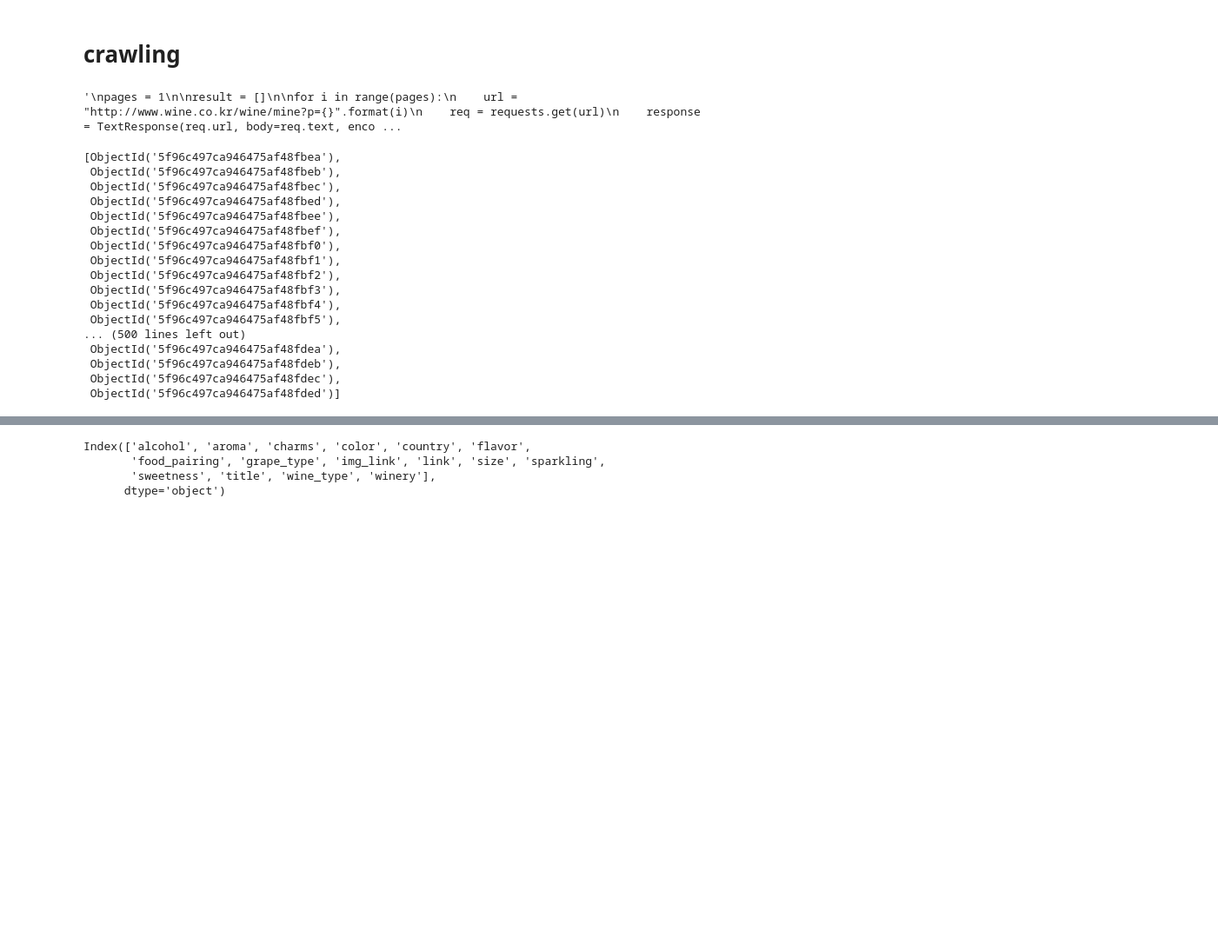
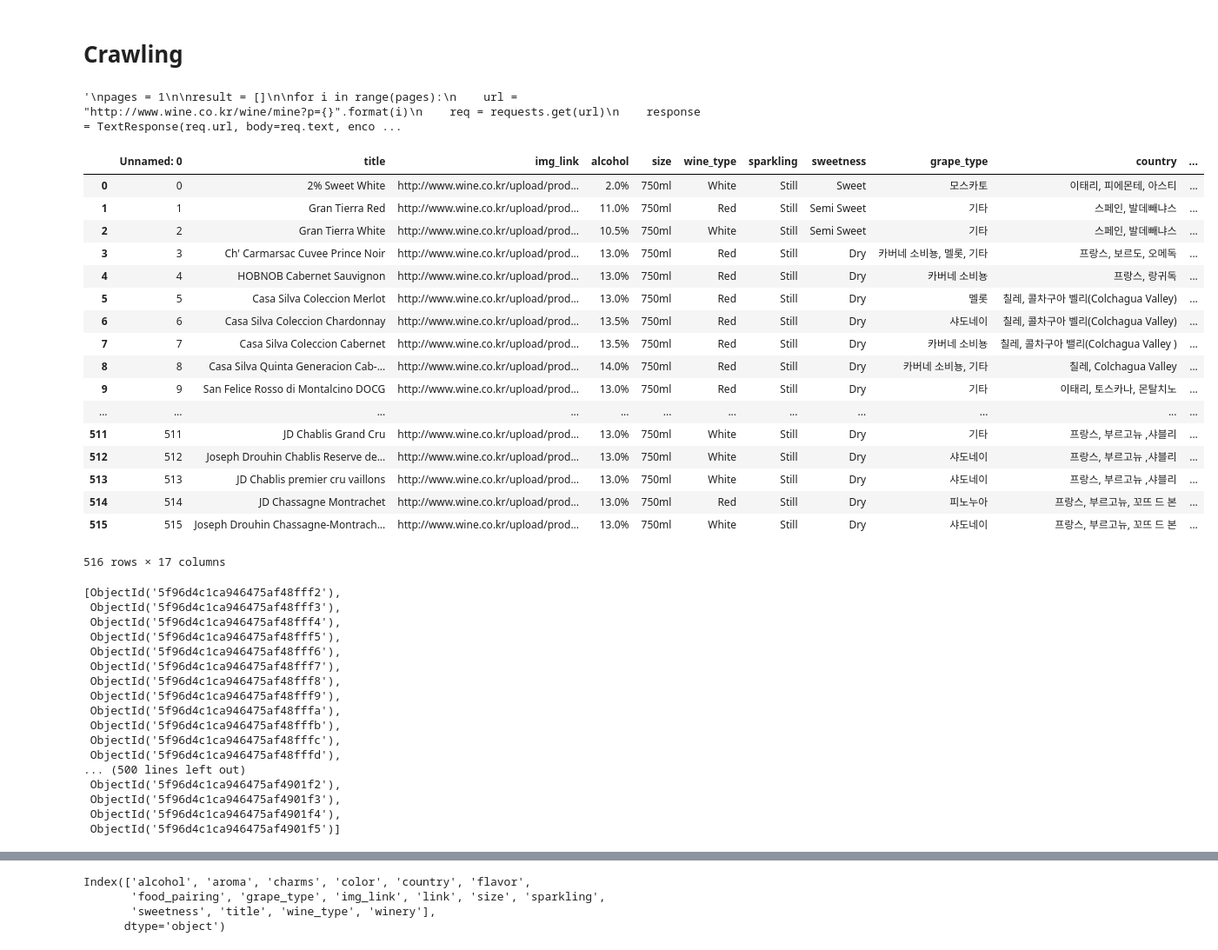
Before and after one commit to tedroutine/wine_recommendation_modeling, a Jupyter notebook: Wine_Recommendation_modeling.ipynb, the cells around one changed output, grey strips where cells are left out. Shown: that part at 87% size. Cells and saved outputs as stored; diff of their text form; code cells hidden in the pictures; blank space fills up the shorter version.

```diff
--- a/Wine_Recommendation_modeling.ipynb
+++ b/Wine_Recommendation_modeling.ipynb
@@ -11,5 +11,5 @@ import pymongo
 # %%
 # 인원 수에 따른 와인 수
 # %% [markdown]
-# crawling
+# Crawling
 # %%
@@ -75,31 +75,54 @@ items_df.tail(2)
 '''
 # %% [output]
 '\npages = 1\n\nresult = []\n\nfor i in range(pages):\n    url = "http://www.wine.co.kr/wine/mine?p={}".format(i)\n    req = requests.get(url)\n    response = TextResponse(req.url, body=req.text, enco ...
+# %%
+items_df = pd.read_csv('./data/lotte_wine_data.csv')
+items_df
+# %% [output]
+|  | Unnamed: 0 | title | img_link | alcohol | size | wine_type | sparkling | sweetness | grape_type | country | ... |
+| 0 | 0 | 2% Sweet White | http://www.wine.co.kr/upload/prod... | 2.0% | 750ml | White | Still | Sweet | 모스카토 | 이태리, 피에몬테, 아스티 | ... |
+| 1 | 1 | Gran Tierra Red | http://www.wine.co.kr/upload/prod... | 11.0% | 750ml | Red | Still | Semi Sweet | 기타 | 스페인, 발데빼냐스 | ... |
+| 2 | 2 | Gran Tierra White | http://www.wine.co.kr/upload/prod... | 10.5% | 750ml | White | Still | Semi Sweet | 기타 | 스페인, 발데빼냐스 | ... |
+| 3 | 3 | Ch' Carmarsac Cuvee Prince Noir | http://www.wine.co.kr/upload/prod... | 13.0% | 750ml | Red | Still | Dry | 카버네 소비뇽, 멜롯, 기타 | 프랑스, 보르도, 오메독 | ... |
+| 4 | 4 | HOBNOB Cabernet Sauvignon | http://www.wine.co.kr/upload/prod... | 13.0% | 750ml | Red | Still | Dry | 카버네 소비뇽 | 프랑스, 랑귀독 | ... |
+| 5 | 5 | Casa Silva Coleccion Merlot | http://www.wine.co.kr/upload/prod... | 13.0% | 750ml | Red | Still | Dry | 멜롯 | 칠레, 콜차구아 벨리(Colchagua Valley) | ... |
+| 6 | 6 | Casa Silva Coleccion Chardonnay | http://www.wine.co.kr/upload/prod... | 13.5% | 750ml | Red | Still | Dry | 샤도네이 | 칠레, 콜차구아 벨리(Colchagua Valley) | ... |
+| 7 | 7 | Casa Silva Coleccion Cabernet | http://www.wine.co.kr/upload/prod... | 13.5% | 750ml | Red | Still | Dry | 카버네 소비뇽 | 칠레, 콜차구아 밸리(Colchagua Valley ) | ... |
+| 8 | 8 | Casa Silva Quinta Generacion Cab-... | http://www.wine.co.kr/upload/prod... | 14.0% | 750ml | Red | Still | Dry | 카버네 소비뇽, 기타 | 칠레, Colchagua Valley | ... |
+| 9 | 9 | San Felice Rosso di Montalcino DOCG | http://www.wine.co.kr/upload/prod... | 13.0% | 750ml | Red | Still | Dry | 기타 | 이태리, 토스카나, 몬탈치노 | ... |
+| ... | ... | ... | ... | ... | ... | ... | ... | ... | ... | ... | ... |
+| 511 | 511 | JD Chablis Grand Cru | http://www.wine.co.kr/upload/prod... | 13.0% | 750ml | White | Still | Dry | 기타 | 프랑스, 부르고뉴 ,샤블리 | ... |
+| 512 | 512 | Joseph Drouhin Chablis Reserve de... | http://www.wine.co.kr/upload/prod... | 13.0% | 750ml | White | Still | Dry | 샤도네이 | 프랑스, 부르고뉴 ,샤블리 | ... |
+| 513 | 513 | JD Chablis premier cru vaillons | http://www.wine.co.kr/upload/prod... | 13.0% | 750ml | White | Still | Dry | 샤도네이 | 프랑스, 부르고뉴 ,샤블리 | ... |
+| 514 | 514 | JD Chassagne Montrachet | http://www.wine.co.kr/upload/prod... | 13.0% | 750ml | Red | Still | Dry | 피노누아 | 프랑스, 부르고뉴, 꼬뜨 드 본 | ... |
+| 515 | 515 | Joseph Drouhin Chassagne-Montrach... | http://www.wine.co.kr/upload/prod... | 13.0% | 750ml | White | Still | Dry | 샤도네이 | 프랑스, 부르고뉴, 꼬뜨 드 본 | ... |
+516 rows × 17 columns
 # %%
-# 데이터 베이스 서버 연결
-# client = pymongo.MongoClient("mongodb://public_ip/:27017/")
+# connection to mongodb
 
-# table = 'wine'
+client = pymongo.MongoClient("mongodb://15.165.132.58/:27017/")
 
-# Collection = client.wine[table]
-# datas = items_df.to_dict('recodes')
-# Collection.insert(datas)
+table = 'wine'
+
+Collection = client.wine[table]
+datas = items_df.to_dict('recodes')
+Collection.insert(datas)
 # %% [output]
-[ObjectId('5f96c497ca946475af48fbea'),
- ObjectId('5f96c497ca946475af48fbeb'),
- ObjectId('5f96c497ca946475af48fbec'),
- ObjectId('5f96c497ca946475af48fbed'),
- ObjectId('5f96c497ca946475af48fbee'),
- ObjectId('5f96c497ca946475af48fbef'),
- ObjectId('5f96c497ca946475af48fbf0'),
- ObjectId('5f96c497ca946475af48fbf1'),
- ObjectId('5f96c497ca946475af48fbf2'),
- ObjectId('5f96c497ca946475af48fbf3'),
- ObjectId('5f96c497ca946475af48fbf4'),
- ObjectId('5f96c497ca946475af48fbf5'),
+[ObjectId('5f96d4c1ca946475af48fff2'),
+ ObjectId('5f96d4c1ca946475af48fff3'),
+ ObjectId('5f96d4c1ca946475af48fff4'),
+ ObjectId('5f96d4c1ca946475af48fff5'),
+ ObjectId('5f96d4c1ca946475af48fff6'),
+ ObjectId('5f96d4c1ca946475af48fff7'),
+ ObjectId('5f96d4c1ca946475af48fff8'),
+ ObjectId('5f96d4c1ca946475af48fff9'),
+ ObjectId('5f96d4c1ca946475af48fffa'),
+ ObjectId('5f96d4c1ca946475af48fffb'),
+ ObjectId('5f96d4c1ca946475af48fffc'),
+ ObjectId('5f96d4c1ca946475af48fffd'),
 ... (500 lines left out)
- ObjectId('5f96c497ca946475af48fdea'),
- ObjectId('5f96c497ca946475af48fdeb'),
- ObjectId('5f96c497ca946475af48fdec'),
- ObjectId('5f96c497ca946475af48fded')]
+ ObjectId('5f96d4c1ca946475af4901f2'),
+ ObjectId('5f96d4c1ca946475af4901f3'),
+ ObjectId('5f96d4c1ca946475af4901f4'),
+ ObjectId('5f96d4c1ca946475af4901f5')]
 # %%
```
Also changed, not shown: parts of 16 cells of this notebook.
